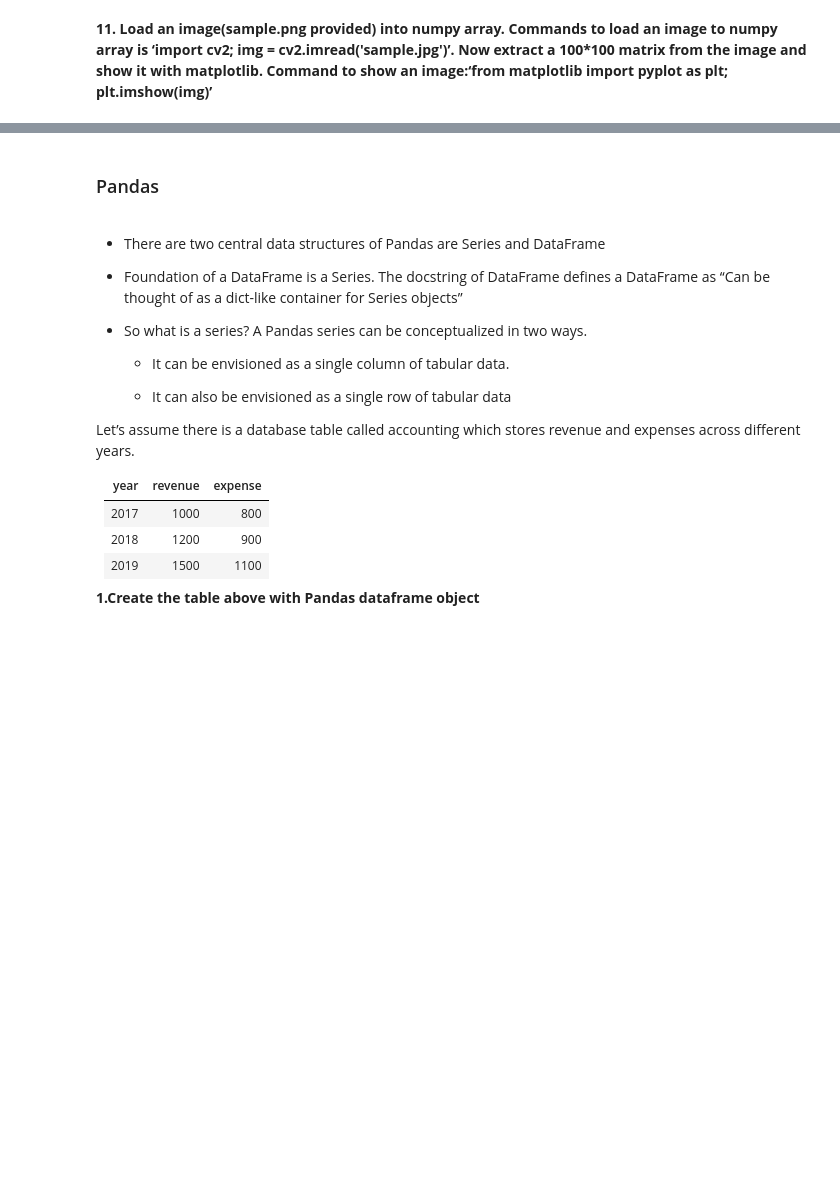
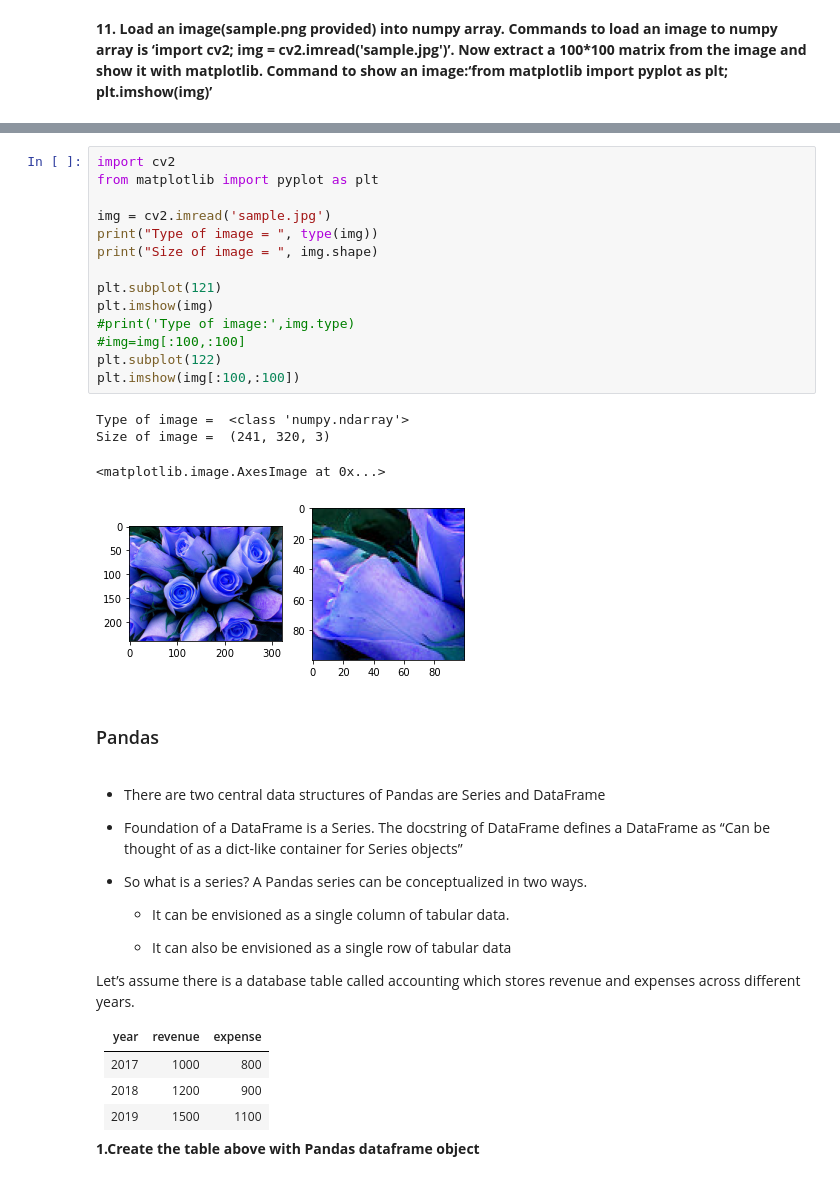
Before and after one commit to zbowen0225/cs5242, a Jupyter notebook: practice1_python_pytorch.ipynb, the cells around one changed output, grey strips where cells are left out. Cells and saved outputs as stored; diff of their text form; blank space fills up the shorter version.

```diff
--- a/practice1_python_pytorch.ipynb
+++ b/practice1_python_pytorch.ipynb
@@ -302,3 +411,22 @@ Size of image =  (241, 320, 3)
+# %%
+import cv2
+from matplotlib import pyplot as plt
+
+img = cv2.imread('sample.jpg')
+print("Type of image = ", type(img))
+print("Size of image = ", img.shape)
+
+plt.subplot(121)
+plt.imshow(img)
+#print('Type of image:',img.type)
+#img=img[:100,:100]
+plt.subplot(122)
+plt.imshow(img[:100,:100])
+# %% [output]
+Type of image =  <class 'numpy.ndarray'>
+Size of image =  (241, 320, 3)
+<matplotlib.image.AxesImage at 0x...>
+[figure, added]
 # %% [markdown]
 ### Pandas
 # %% [markdown]
```
Also changed, not shown: parts of 86 cells of this notebook.
